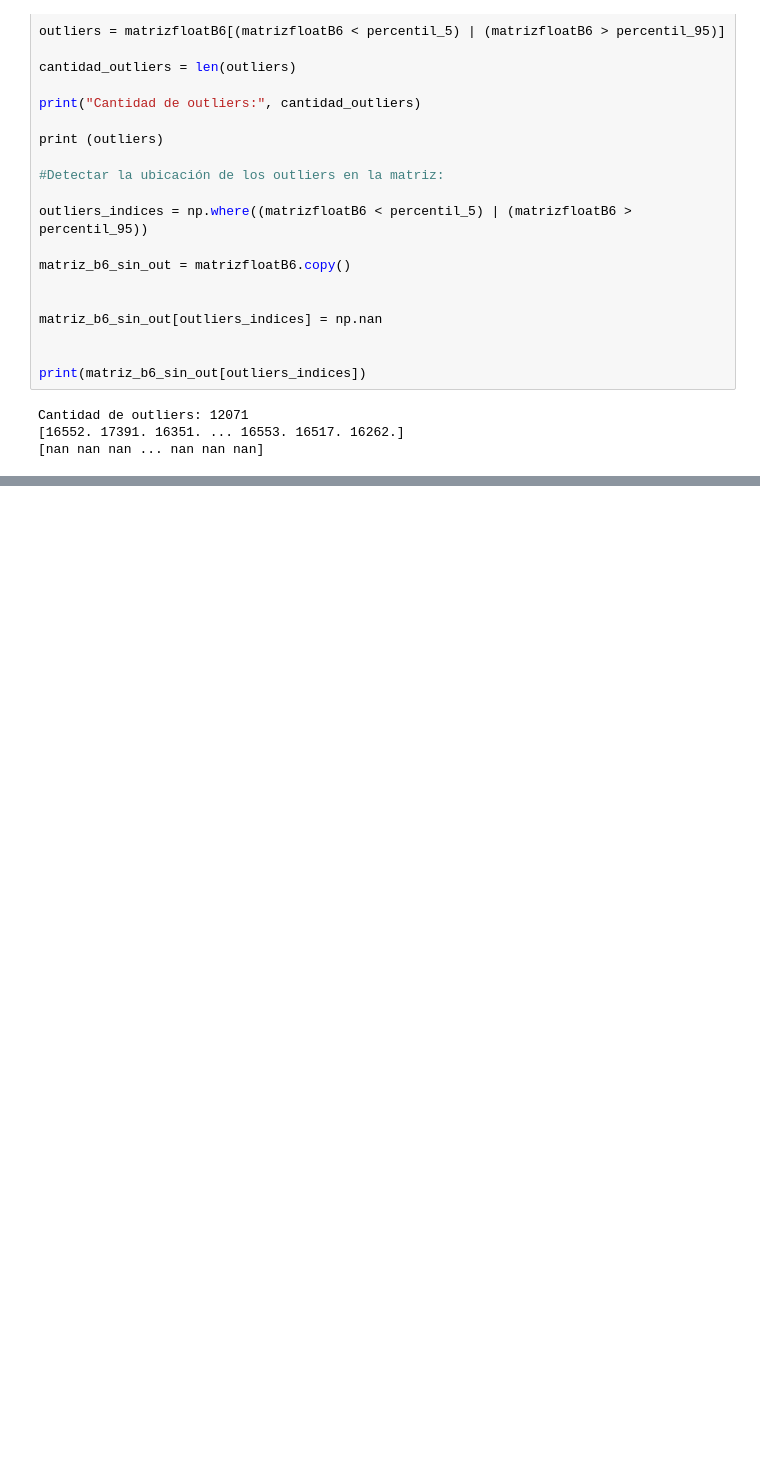
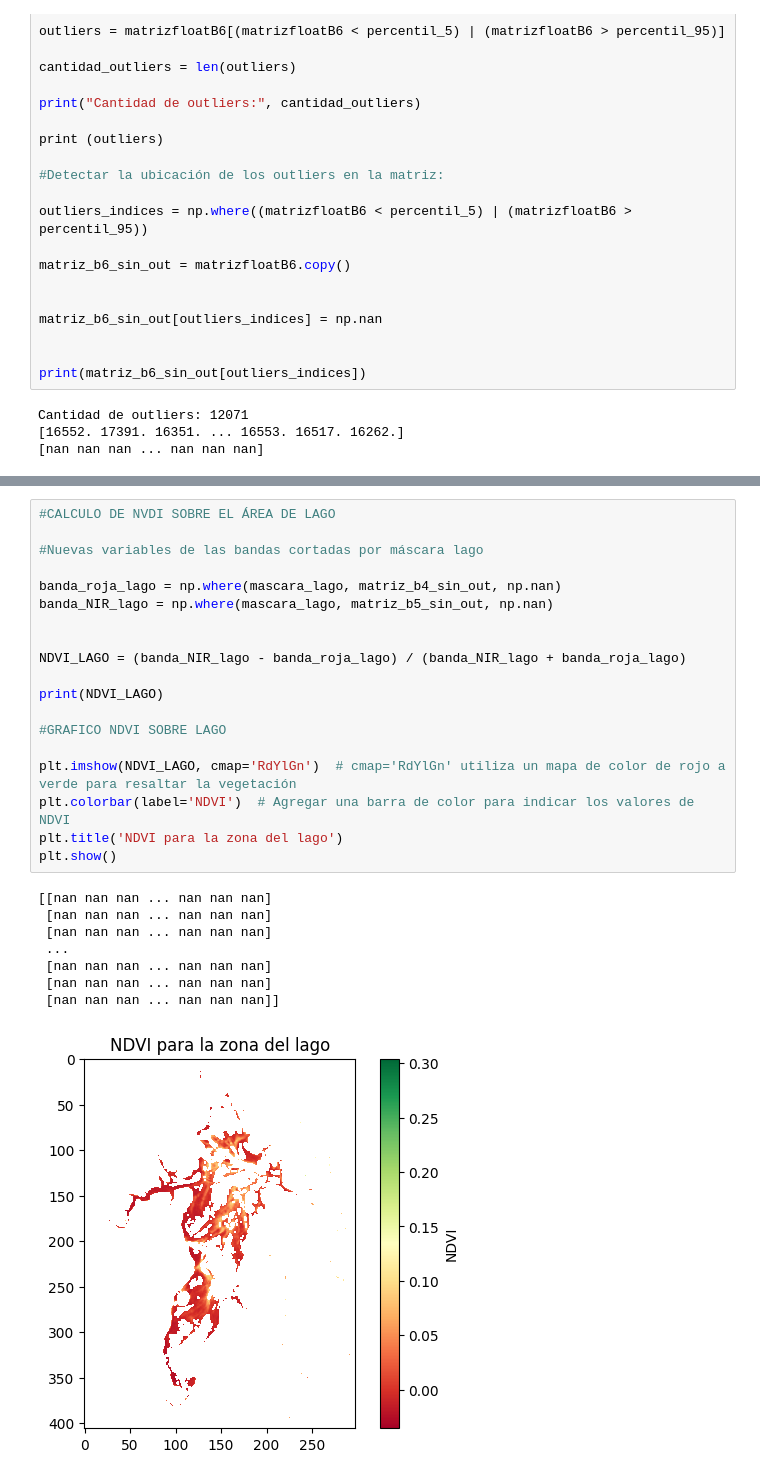
Before and after one commit to JulietaMotter/Trabajo_Final, a Jupyter notebook: notebook_tfinal.ipynb, the cells around one changed output, grey strips where cells are left out. Saved outputs shown, nothing was run; the diff lists cells and outputs as text; blank space fills up the shorter version.

```diff
--- a/notebook_tfinal.ipynb
+++ b/notebook_tfinal.ipynb
@@ -519,0 +518,28 @@ NDVI = ((matriz_b5_sin_out - matriz_b4_sin_out) / (matriz_b5_sin_out + matriz_b4
+# %%
+#CALCULO DE NVDI SOBRE EL ÁREA DE LAGO
+
+#Nuevas variables de las bandas cortadas por máscara lago
+
+banda_roja_lago = np.where(mascara_lago, matriz_b4_sin_out, np.nan)
+banda_NIR_lago = np.where(mascara_lago, matriz_b5_sin_out, np.nan)
+
+
+NDVI_LAGO = (banda_NIR_lago - banda_roja_lago) / (banda_NIR_lago + banda_roja_lago)
+
+print(NDVI_LAGO)
+
+#GRAFICO NDVI SOBRE LAGO
+
+plt.imshow(NDVI_LAGO, cmap='RdYlGn')  # cmap='RdYlGn' utiliza un mapa de color de rojo a verde para resaltar la vegetación
+plt.colorbar(label='NDVI')  # Agregar una barra de color para indicar los valores de NDVI
+plt.title('NDVI para la zona del lago')
+plt.show()
+# %% [output]
+[[nan nan nan ... nan nan nan]
+ [nan nan nan ... nan nan nan]
+ [nan nan nan ... nan nan nan]
+ ...
+ [nan nan nan ... nan nan nan]
+ [nan nan nan ... nan nan nan]
+ [nan nan nan ... nan nan nan]]
+[figure, added]
```
Also changed, not shown: parts of 5 cells of this notebook.
